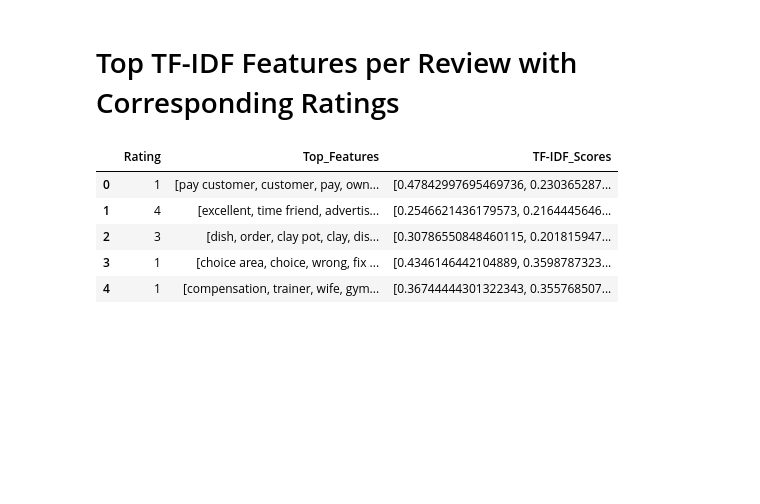
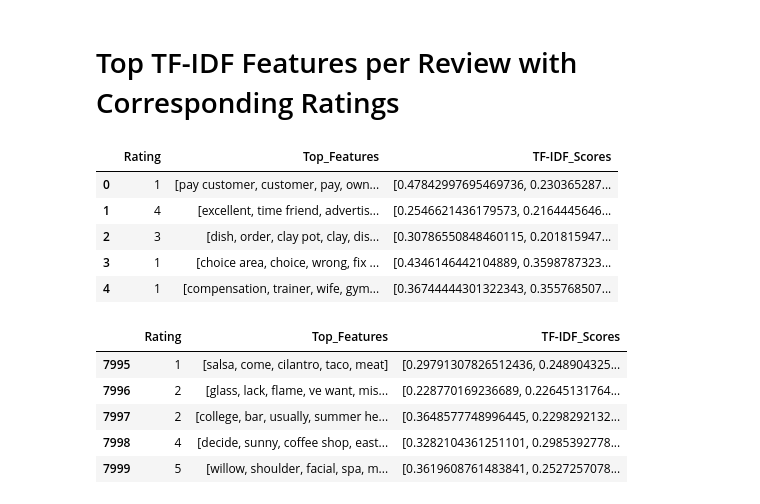
Before and after one commit to sreelekshmisaju/Automated-Review-Rating-System, a Jupyter notebook: notebooks/Automated Review Rating System_Balanced .ipynb, the cells around one changed output. Drawn from its saved outputs; the diff is of its cells as text; code cells hidden in the pictures; blank space fills up the shorter version.

```diff
--- a/notebooks/Automated Review Rating System_Balanced .ipynb
+++ b/notebooks/Automated Review Rating System_Balanced .ipynb
@@ -545,3 +545,12 @@ top_features_df.head()
 | 2 | 3 | [dish, order, clay pot, clay, dis... | [0.30786550848460115, 0.201815947... |
 | 3 | 1 | [choice area, choice, wrong, fix ... | [0.4346146442104889, 0.3598787323... |
 | 4 | 1 | [compensation, trainer, wife, gym... | [0.36744444301322343, 0.355768507... |
+# %%
+top_features_df.tail()
+# %% [output]
+|  | Rating | Top_Features | TF-IDF_Scores |
+| 7995 | 1 | [salsa, come, cilantro, taco, meat] | [0.29791307826512436, 0.248904325... |
+| 7996 | 2 | [glass, lack, flame, ve want, mis... | [0.228770169236689, 0.22645131764... |
+| 7997 | 2 | [college, bar, usually, summer he... | [0.3648577748996445, 0.2298292132... |
+| 7998 | 4 | [decide, sunny, coffee shop, east... | [0.3282104361251101, 0.2985392778... |
+| 7999 | 5 | [willow, shoulder, facial, spa, m... | [0.3619608761483841, 0.2527257078... |
```
Also changed, not shown: parts of 3 cells of this notebook, 19 other files.
